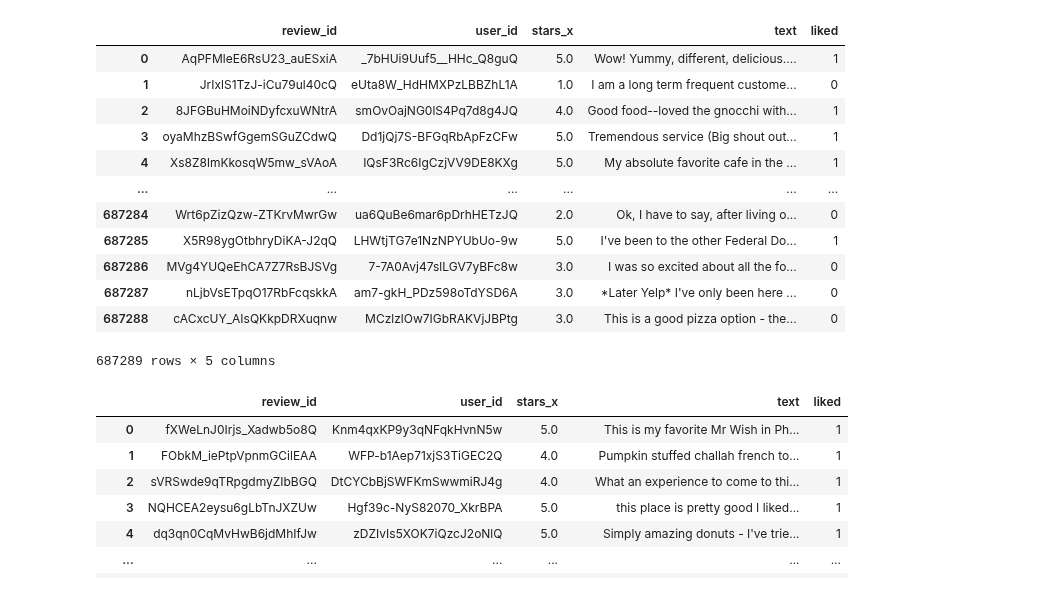
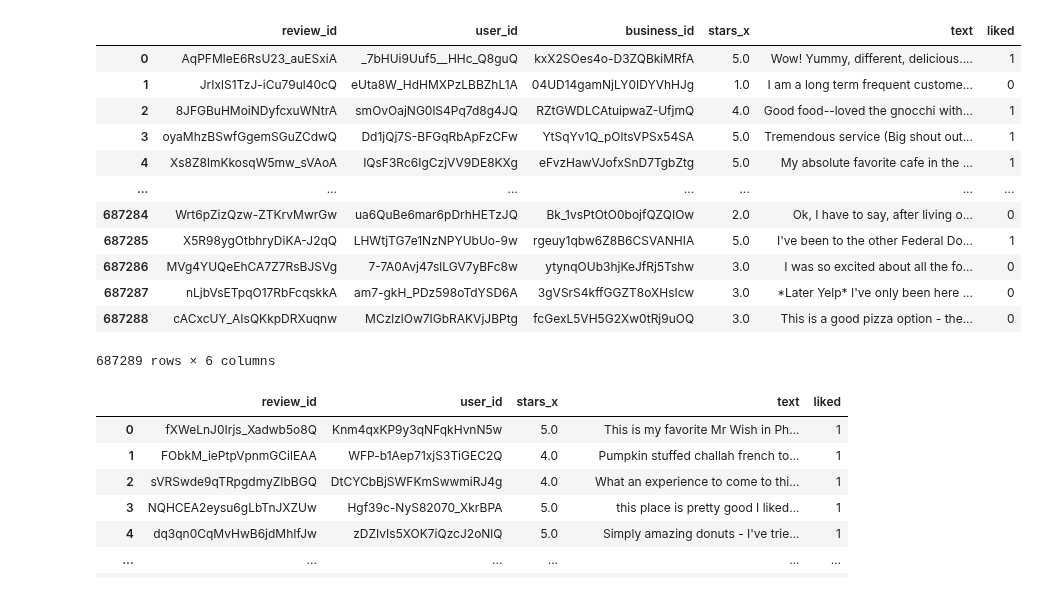
Before and after one commit to larasneves/ComplexDataAnalysis, a Jupyter notebook: user_restaurants_profiles.ipynb, the cells around one changed output. Saved outputs shown, nothing was run; the diff lists cells and outputs as text; code cells hidden in the pictures.

```diff
--- a/user_profiles.ipynb
+++ b/user_restaurants_profiles.ipynb
@@ -13,24 +13,24 @@ businesses = pd.read_csv("yelp_academic_dataset_business.csv")
 # %%
 reviews = reviews.merge(businesses, how='left', on='business_id')
 reviews = reviews[(reviews['city'] == 'Philadelphia') & (reviews['categories'].str.contains('Restaurants', na=False))]
 reviews.reset_index(drop=True, inplace=True)
-reviews = reviews[['review_id', 'user_id', 'stars_x', 'text']]
+reviews = reviews[['review_id', 'user_id', 'business_id', 'stars_x', 'text']]
 reviews['liked'] = (reviews['stars_x'] > 3).astype(int)
 reviews
 # %% [output]
-|  | review_id | user_id | stars_x | text | liked |
-| 0 | AqPFMleE6RsU23_auESxiA | _7bHUi9Uuf5__HHc_Q8guQ | 5.0 | Wow! Yummy, different, delicious.... | 1 |
-| 1 | JrIxlS1TzJ-iCu79ul40cQ | eUta8W_HdHMXPzLBBZhL1A | 1.0 | I am a long term frequent custome... | 0 |
-| 2 | 8JFGBuHMoiNDyfcxuWNtrA | smOvOajNG0lS4Pq7d8g4JQ | 4.0 | Good food--loved the gnocchi with... | 1 |
-| 3 | oyaMhzBSwfGgemSGuZCdwQ | Dd1jQj7S-BFGqRbApFzCFw | 5.0 | Tremendous service (Big shout out... | 1 |
-| 4 | Xs8Z8lmKkosqW5mw_sVAoA | IQsF3Rc6IgCzjVV9DE8KXg | 5.0 | My absolute favorite cafe in the ... | 1 |
-| ... | ... | ... | ... | ... | ... |
-| 687284 | Wrt6pZizQzw-ZTKrvMwrGw | ua6QuBe6mar6pDrhHETzJQ | 2.0 | Ok, I have to say, after living o... | 0 |
-| 687285 | X5R98ygOtbhryDiKA-J2qQ | LHWtjTG7e1NzNPYUbUo-9w | 5.0 | I've been to the other Federal Do... | 1 |
-| 687286 | MVg4YUQeEhCA7Z7RsBJSVg | 7-7A0Avj47slLGV7yBFc8w | 3.0 | I was so excited about all the fo... | 0 |
-| 687287 | nLjbVsETpqO17RbFcqskkA | am7-gkH_PDz598oTdYSD6A | 3.0 | *Later Yelp* I've only been here ... | 0 |
-| 687288 | cACxcUY_AIsQKkpDRXuqnw | MCzlzlOw7IGbRAKVjJBPtg | 3.0 | This is a good pizza option - the... | 0 |
+|  | review_id | user_id | business_id | stars_x | text | liked |
+| 0 | AqPFMleE6RsU23_auESxiA | _7bHUi9Uuf5__HHc_Q8guQ | kxX2SOes4o-D3ZQBkiMRfA | 5.0 | Wow! Yummy, different, delicious.... | 1 |
+| 1 | JrIxlS1TzJ-iCu79ul40cQ | eUta8W_HdHMXPzLBBZhL1A | 04UD14gamNjLY0IDYVhHJg | 1.0 | I am a long term frequent custome... | 0 |
+| 2 | 8JFGBuHMoiNDyfcxuWNtrA | smOvOajNG0lS4Pq7d8g4JQ | RZtGWDLCAtuipwaZ-UfjmQ | 4.0 | Good food--loved the gnocchi with... | 1 |
+| 3 | oyaMhzBSwfGgemSGuZCdwQ | Dd1jQj7S-BFGqRbApFzCFw | YtSqYv1Q_pOltsVPSx54SA | 5.0 | Tremendous service (Big shout out... | 1 |
+| 4 | Xs8Z8lmKkosqW5mw_sVAoA | IQsF3Rc6IgCzjVV9DE8KXg | eFvzHawVJofxSnD7TgbZtg | 5.0 | My absolute favorite cafe in the ... | 1 |
+| ... | ... | ... | ... | ... | ... | ... |
+| 687284 | Wrt6pZizQzw-ZTKrvMwrGw | ua6QuBe6mar6pDrhHETzJQ | Bk_1vsPtOtO0bojfQZQIOw | 2.0 | Ok, I have to say, after living o... | 0 |
+| 687285 | X5R98ygOtbhryDiKA-J2qQ | LHWtjTG7e1NzNPYUbUo-9w | rgeuy1qbw6Z8B6CSVANHIA | 5.0 | I've been to the other Federal Do... | 1 |
+| 687286 | MVg4YUQeEhCA7Z7RsBJSVg | 7-7A0Avj47slLGV7yBFc8w | ytynqOUb3hjKeJfRj5Tshw | 3.0 | I was so excited about all the fo... | 0 |
+| 687287 | nLjbVsETpqO17RbFcqskkA | am7-gkH_PDz598oTdYSD6A | 3gVSrS4kffGGZT8oXHsIcw | 3.0 | *Later Yelp* I've only been here ... | 0 |
+| 687288 | cACxcUY_AIsQKkpDRXuqnw | MCzlzlOw7IGbRAKVjJBPtg | fcGexL5VH5G2Xw0tRj9uOQ | 3.0 | This is a good pizza option - the... | 0 |
-687289 rows × 5 columns
+687289 rows × 6 columns
 # %%
 sample = reviews.sample(10000).reset_index(drop=True)
 sample
```
Also changed, not shown: parts of 3 cells of this notebook.
